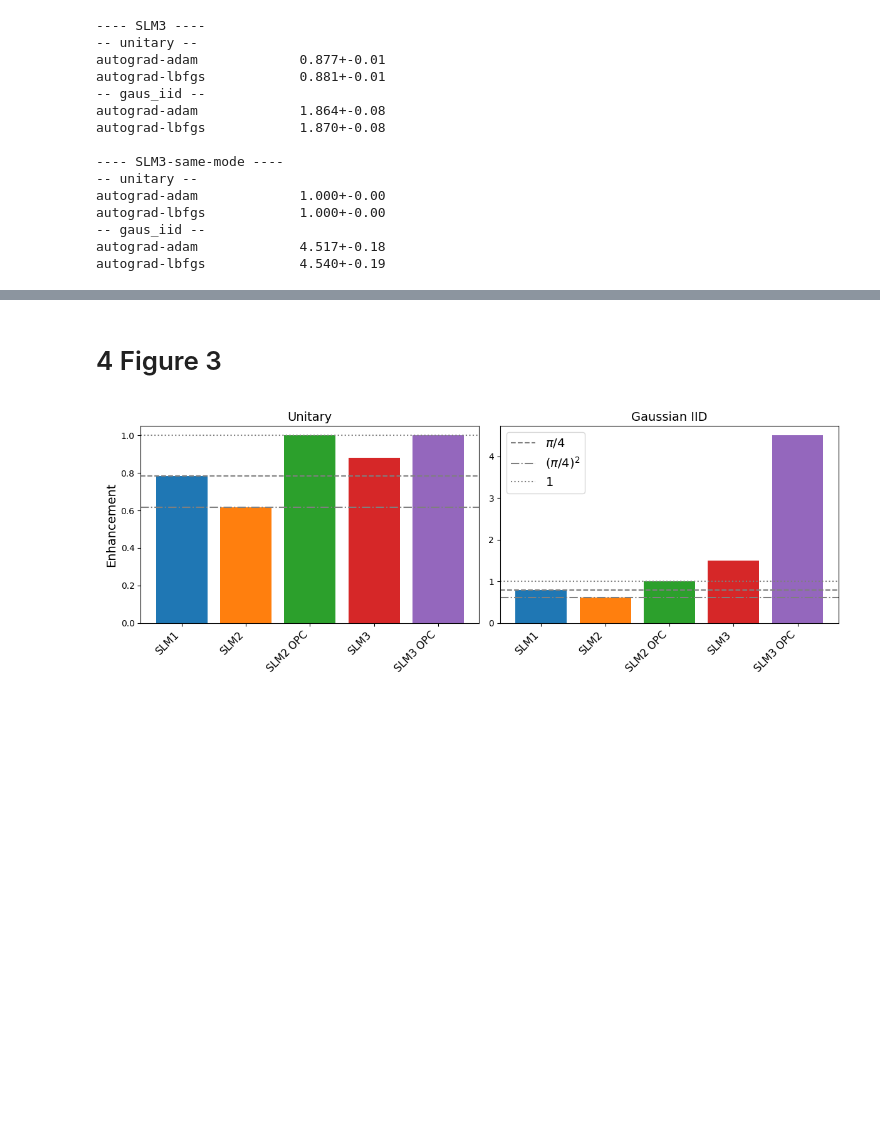
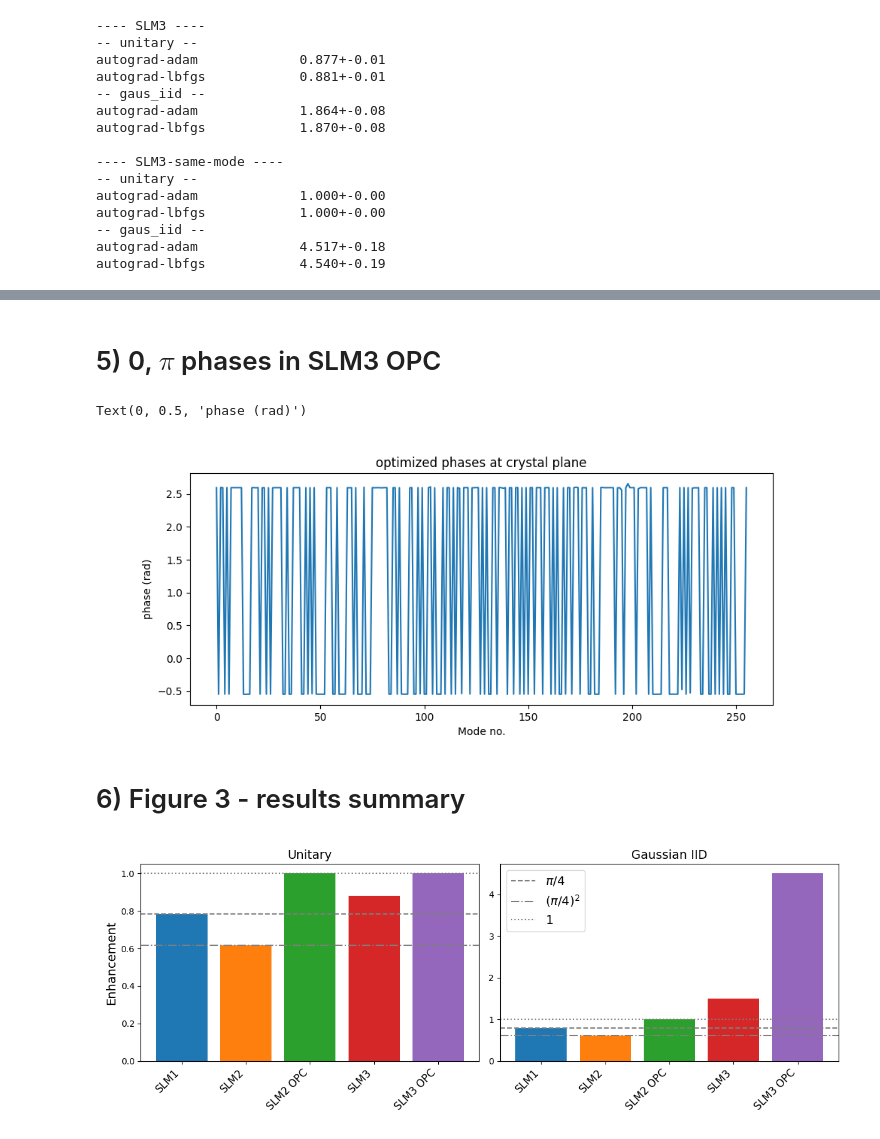
Before and after one commit to rubiaek/qwfs2, a Jupyter notebook: qwfs/view_plots.ipynb, the cells around one changed output, grey strips where cells are left out. Cells and saved outputs as stored; diff of their text form; code cells hidden in the pictures; blank space fills up the shorter version.

```diff
--- a/qwfs/view_plots.ipynb
+++ b/qwfs/view_plots.ipynb
@@ -122,5 +209,46 @@ autograd-lbfgs            4.540+-0.19
+# %% [markdown]
+# 5) 0, $\pi$ phases in SLM3 OPC
+# %%
+path = glob.glob(rf'{DATA_DIR}\*SLM3_full_data*')[-1]
+res = QWFSResult(path)
+
+alg = 'autograd-lbfgs'
+config = 'SLM3-same-mode'
+# T_method = 'gaus_iid'
+T_method = 'unitary'
+# try_no = np.random.randint(res.N_tries)
+try_no = 0
+
+alg_ind = np.where(res.algos == alg)[0]
+conf_ind = np.where(res.configs == config)[0]
+T_method_ind = np.where(res.T_methods == T_method)[0]
+
+T_ind = res.N_T_methods * try_no + T_method_ind
+T = res.Ts[T_ind].squeeze()
+slm_phases = res.best_phases[T_method_ind, conf_ind, try_no, alg_ind].squeeze()
+N = len(slm_phases)
+
+sim = QWFSSimulation(N=N)
+sim.T = T
+sim.slm_phases = np.exp(1j * slm_phases)
+sim.config = config
+
+E_middle = sim.T.transpose() @ (sim.slm_phases * sim.v_in)
+phases = np.angle(E_middle)
+# I_middle = np.abs(E_middle) ** 2
+# I_out = np.abs(sim.propagate()) ** 2
+
+
+fig, ax = plt.subplots(figsize=(10, 4))
+ax.plot(phases)
+ax.set_title(f'optimized phases at crystal plane')
+ax.set_xlabel('Mode no.')
+ax.set_ylabel('phase (rad)')
+# %% [output]
+Text(0, 0.5, 'phase (rad)')
+[figure, added]
 # %% [markdown]
-# 4 Figure 3
+# 6) Figure 3 - results summary
 # %%
 import matplotlib.pyplot as plt
 import numpy as np
```
Also changed, not shown: parts of 71 cells of this notebook, 1 other file.
